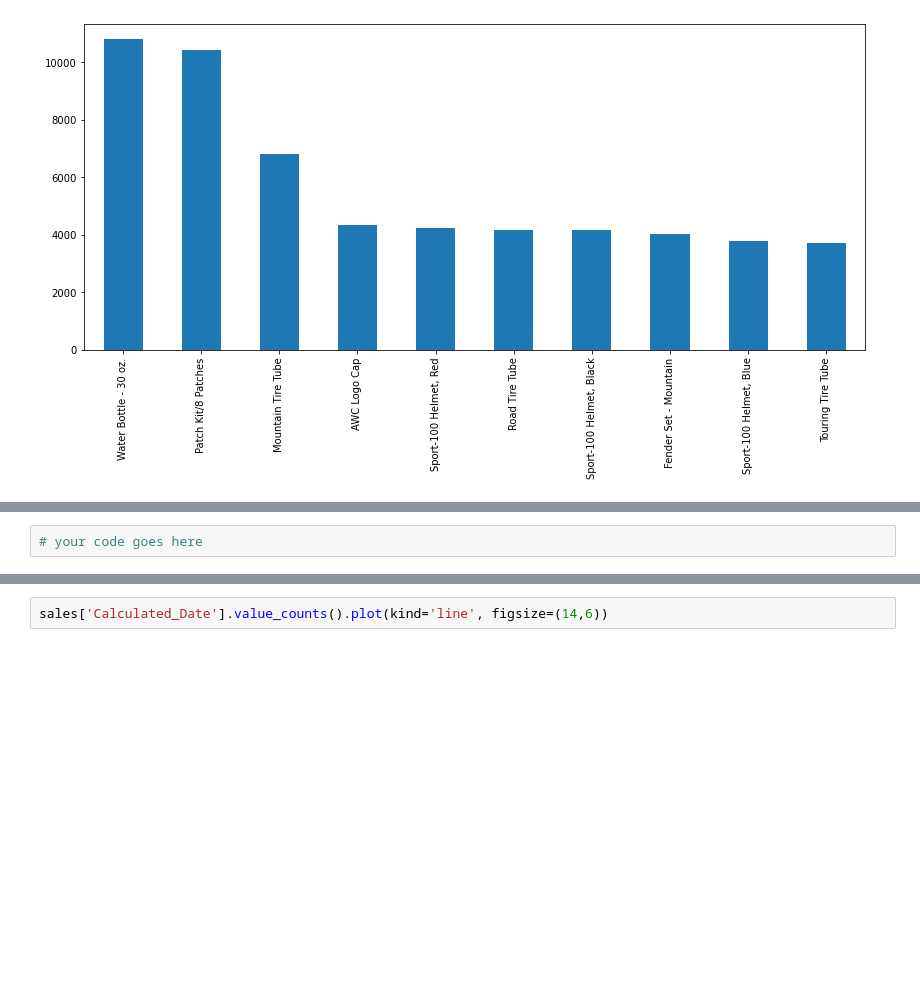
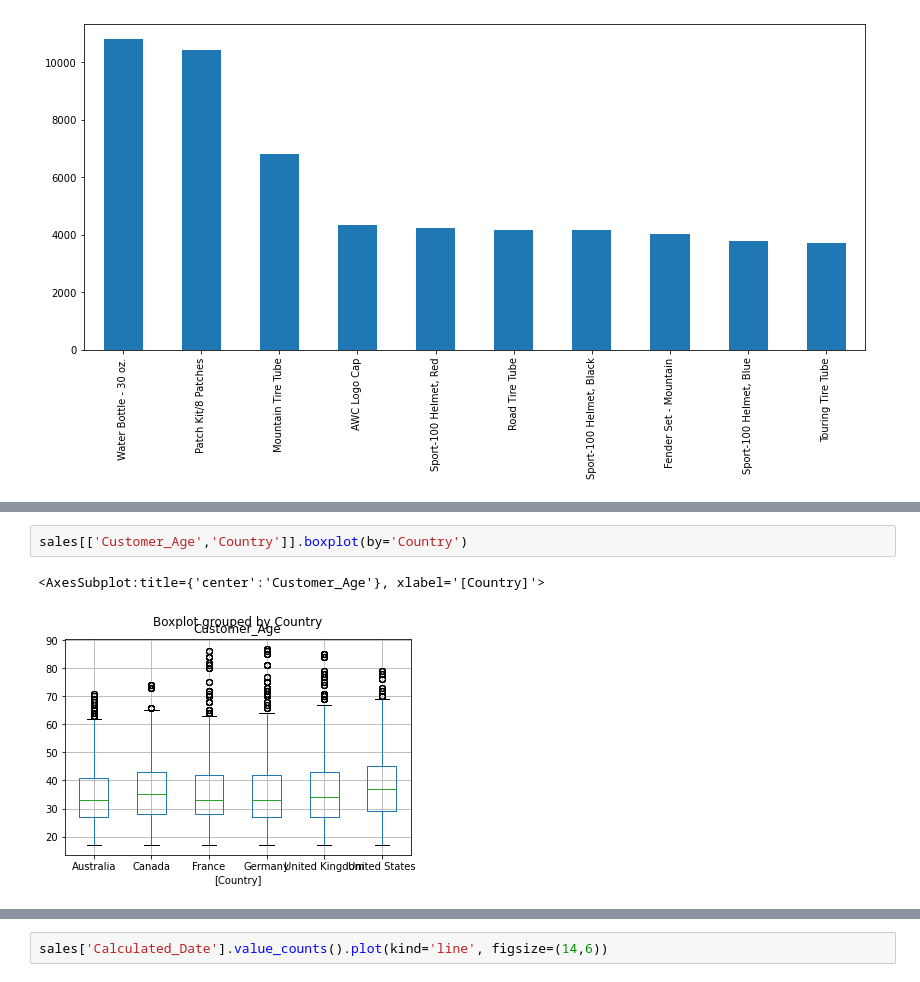
Before and after one commit to mayadye/FreeCodeCamp-Pandas-Real-Life-Example, a Jupyter notebook: Exercises_1.ipynb, the cells around one changed output, grey strips where cells are left out. Drawn from its saved outputs; the diff is of its cells as text; blank space fills up the shorter version.

```diff
--- a/Exercises_1.ipynb
+++ b/Exercises_1.ipynb
@@ -364,7 +383,10 @@ sales[['Profit', 'Country']].boxplot(by='Country', figsize=(10,6))
 ### Can you see any relationship between the `Customer_Age` per `Country`?
 
 Show a grouped <b>box plot</b> per country with the customer age values.
-# %%
-# your code goes here
+# %%
+sales[['Customer_Age','Country']].boxplot(by='Country')
+# %% [output]
+<AxesSubplot:title={'center':'Customer_Age'}, xlabel='[Country]'>
+[figure, added]
 # %%
 sales[['Customer_Age', 'Country']].boxplot(by='Country', figsize=(10,6))
```
Also changed, not shown: parts of 65 cells of this notebook, 1 other file.
